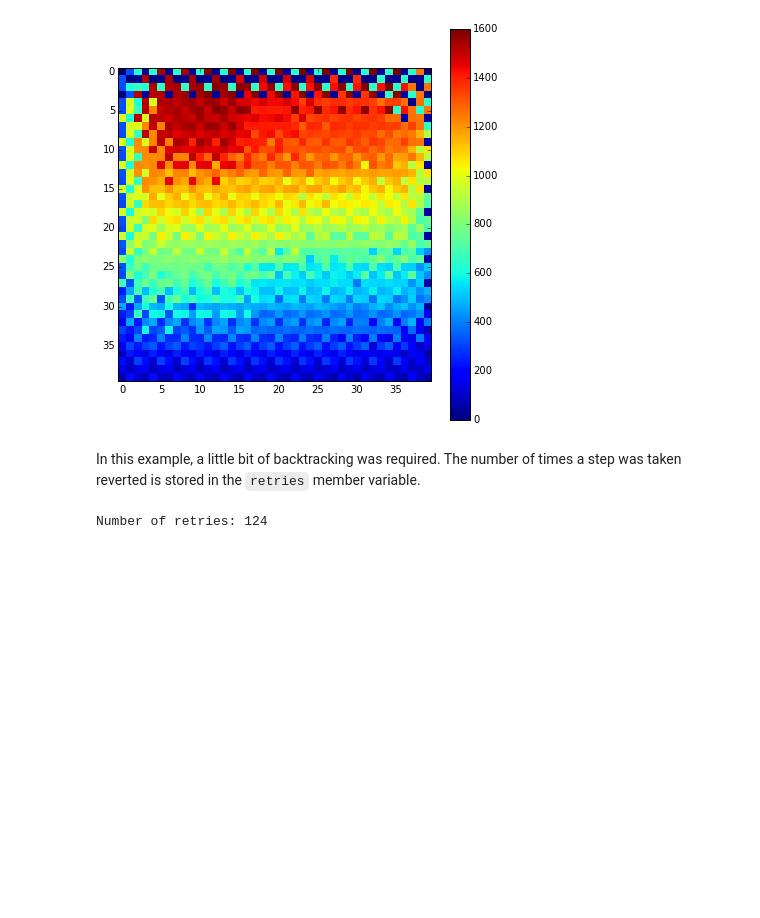
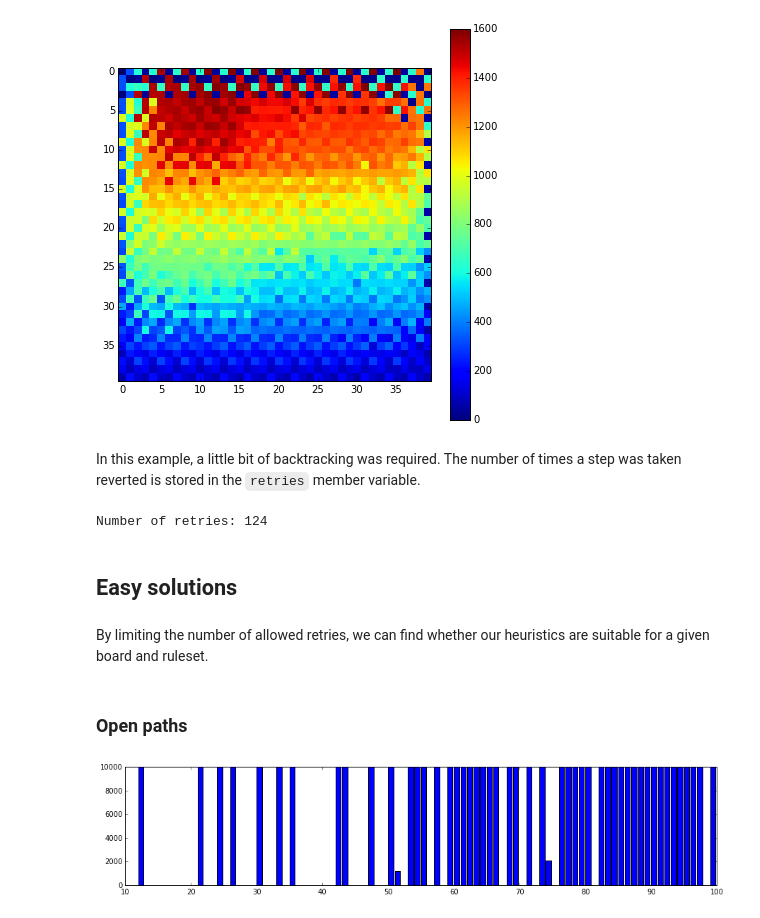
Before and after one commit to jfjlaros/hamilton, a Jupyter notebook: heatmap.ipynb, the cells around one changed output. Cells and saved outputs as stored; diff of their text form; code cells hidden in the pictures; blank space fills up the shorter version.

Commit message:
Added maximum number of retries parameter.

```diff
--- a/heatmap.ipynb
+++ b/heatmap.ipynb
@@ -78,3 +80,28 @@ In this example, a little bit of backtracking was required. The number of times
 print 'Number of retries: {}'.format(spider.retries)
 # %% [output]
 Number of retries: 124
+# %% [markdown]
+## Easy solutions
+# %% [markdown]
+By limiting the number of allowed retries, we can find whether our heuristics are suitable for a given board and ruleset.
+# %%
+def easyness(domain, filename, closed, max_retries):
+    values = []
+
+    for i in domain:
+        h = Hamilton(get_moves(filename), i, i, 0, 0, closed=closed, max_retries=max_retries)
+        h.solve()
+        values.append(h.retries)
+
+    return values
+# %%
+figsize(15, 3)
+
+domain = range(10, 100)
+# %% [markdown]
+### Open paths
+# %%
+values = easyness(domain, 'metita.yml', False, 10000)
+bar(domain, values);
+# %% [output]
+[figure, added]
```
Also changed, not shown: parts of 13 cells of this notebook, 2 other files.
